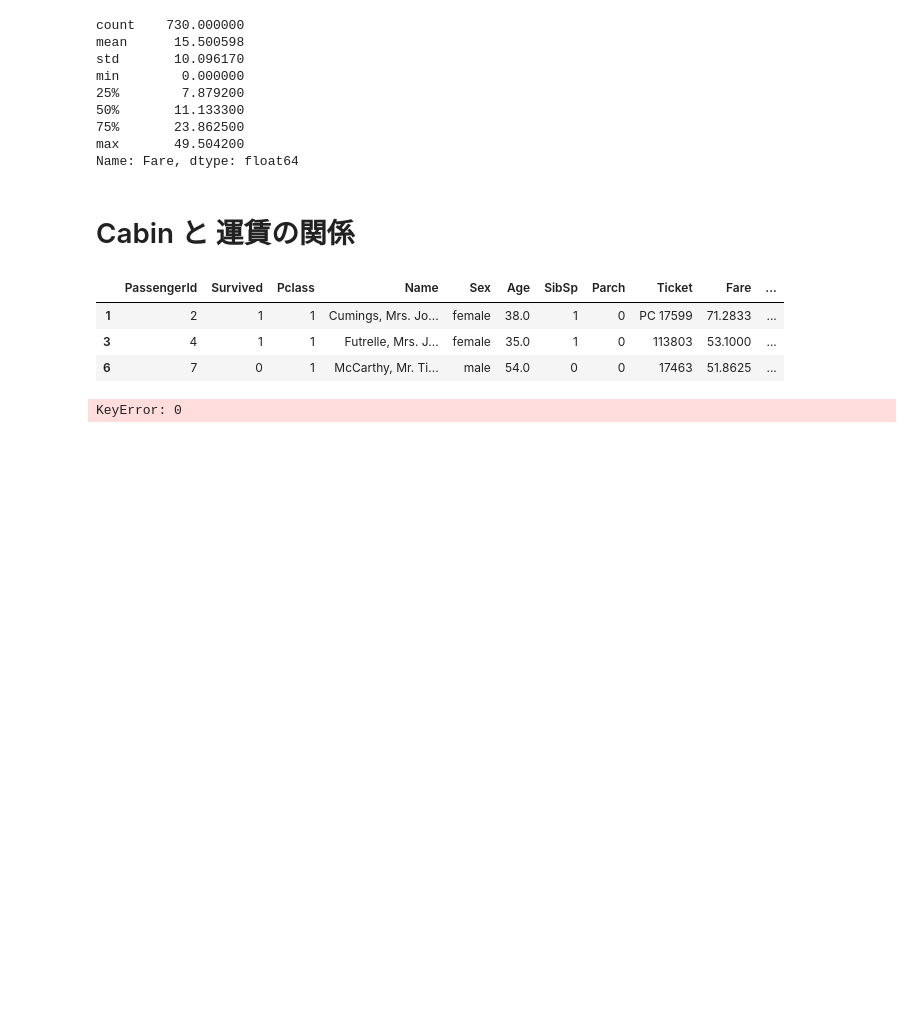
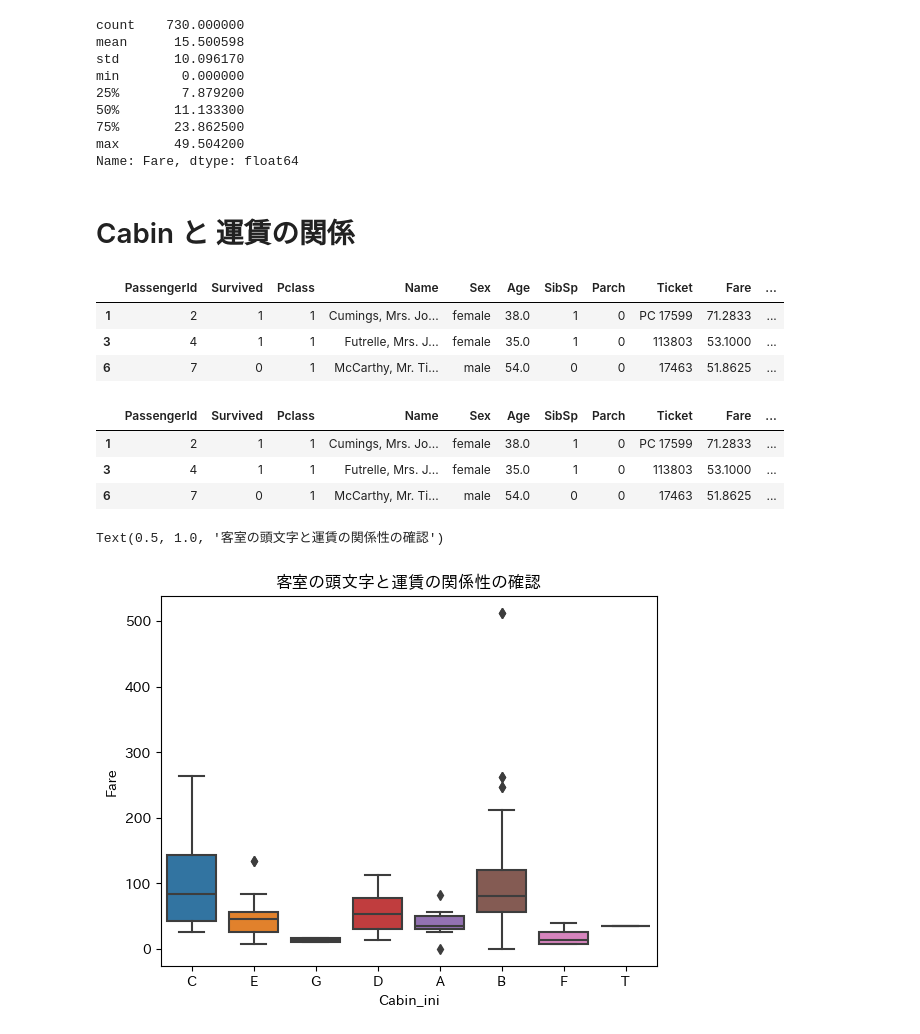
Before and after one commit to naorex/Kaggle_Titanic_Machine_Learning_from_Disaster, a Jupyter notebook: nb/006_data_analysys_example.ipynb, the cells around one changed output. Saved outputs shown, nothing was run; the diff lists cells and outputs as text; code cells hidden in the pictures; blank space fills up the shorter version.

```diff
--- a/nb/006_data_analysys_example.ipynb
+++ b/nb/006_data_analysys_example.ipynb
@@ -167,8 +167,19 @@ train.head(3)
 | 1 | 2 | 1 | 1 | Cumings, Mrs. Jo... | female | 38.0 | 1 | 0 | PC 17599 | 71.2833 | ... |
 | 3 | 4 | 1 | 1 | Futrelle, Mrs. J... | female | 35.0 | 1 | 0 | 113803 | 53.1000 | ... |
 | 6 | 7 | 0 | 1 | McCarthy, Mr. Ti... | male | 54.0 | 0 | 0 | 17463 | 51.8625 | ... |
-# %%
-for i,name in enumerate(train.Cabin):
-    train.loc[i]['CabinClass'] = name[0:1]
-# %% [output]
-KeyError: 0
+# %%
+Cabin_ini = [ini[0:1] for ini in train.Cabin]
+train['Cabin_ini'] = Cabin_ini
+# %%
+train.head(3)
+# %% [output]
+|  | PassengerId | Survived | Pclass | Name | Sex | Age | SibSp | Parch | Ticket | Fare | ... |
+| 1 | 2 | 1 | 1 | Cumings, Mrs. Jo... | female | 38.0 | 1 | 0 | PC 17599 | 71.2833 | ... |
+| 3 | 4 | 1 | 1 | Futrelle, Mrs. J... | female | 35.0 | 1 | 0 | 113803 | 53.1000 | ... |
+| 6 | 7 | 0 | 1 | McCarthy, Mr. Ti... | male | 54.0 | 0 | 0 | 17463 | 51.8625 | ... |
+# %%
+sns.boxplot(data=train, x='Cabin_ini', y='Fare')
+plt.title('客室の頭文字と運賃の関係性の確認')
+# %% [output]
+Text(0.5, 1.0, '客室の頭文字と運賃の関係性の確認')
+[figure, added]
```
Also changed, not shown: parts of 9 cells of this notebook, 4 other files.
